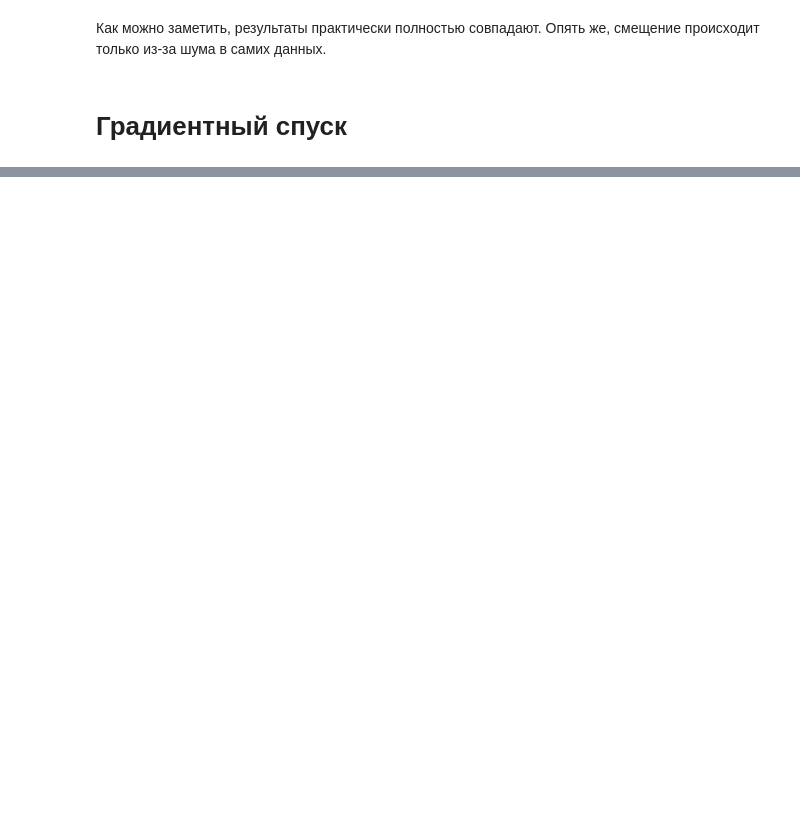
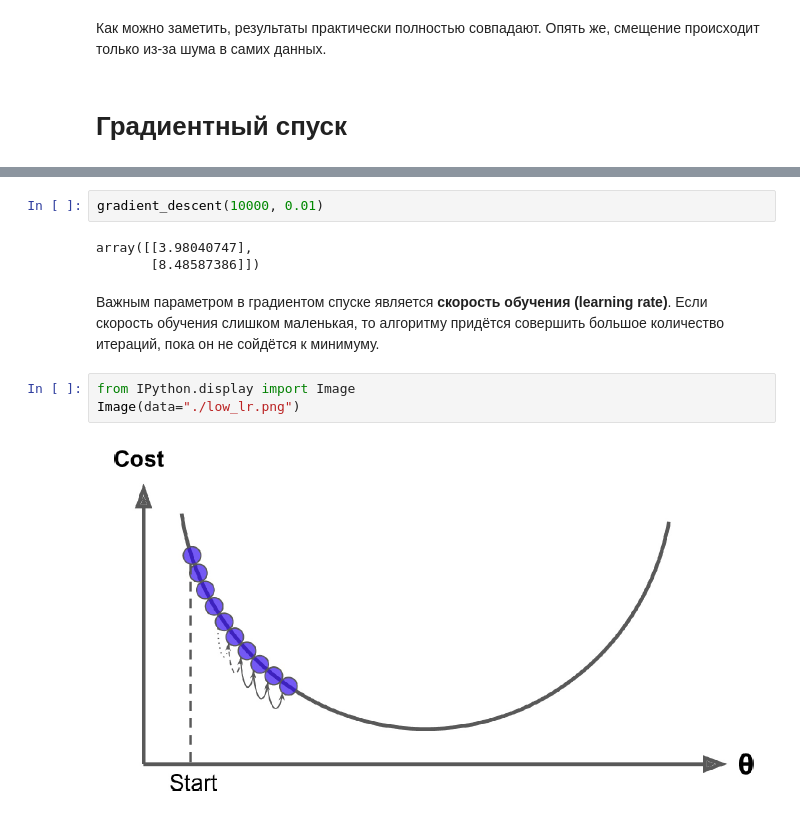
Before and after one commit to Lpshkn/Tutors, a Jupyter notebook: Practice/Linear Regression/Linear Regression.ipynb, the cells around one changed output, grey strips where cells are left out. Cells and saved outputs as stored; diff of their text form; blank space fills up the shorter version.

```diff
--- a/Practice/Linear Regression/Linear Regression.ipynb
+++ b/Practice/Linear Regression/Linear Regression.ipynb
@@ -65,0 +93,12 @@ reg.intercept_, reg.coef_
+# %%
+gradient_descent(10000, 0.01)
+# %% [output]
+array([[3.98040747],
+       [8.48587386]])
+# %% [markdown]
+Важным параметром в градиентом спуске является **скорость обучения (learning rate)**. Если скорость обучения слишком маленькая, то алгоритму придётся совершить большое количество итераций, пока он не сойдётся к минимуму.
+# %%
+from IPython.display import Image
+Image(data="./low_lr.png")
+# %% [output]
+[figure, added]
```
Also changed, not shown: parts of 19 cells of this notebook, 4 other files.
